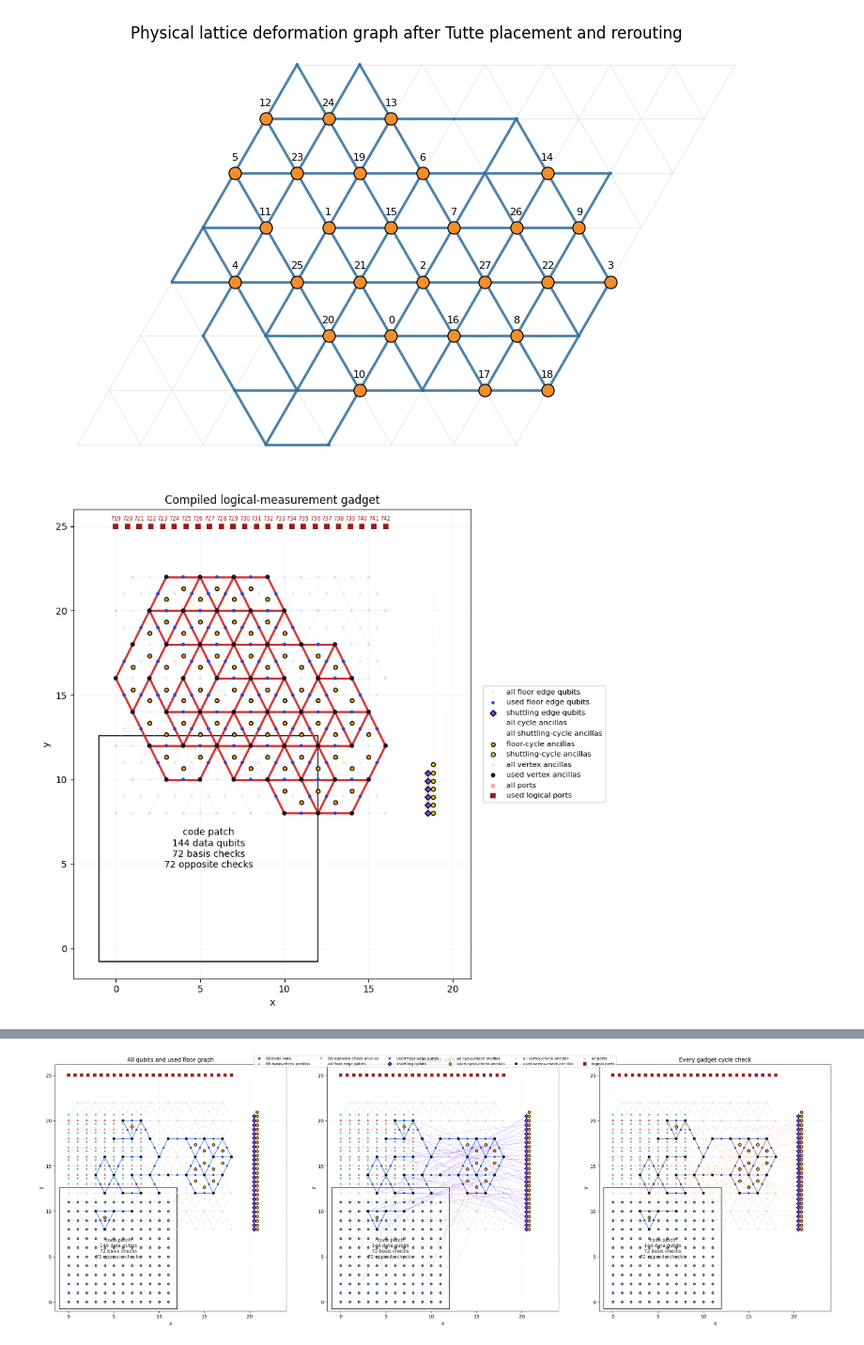
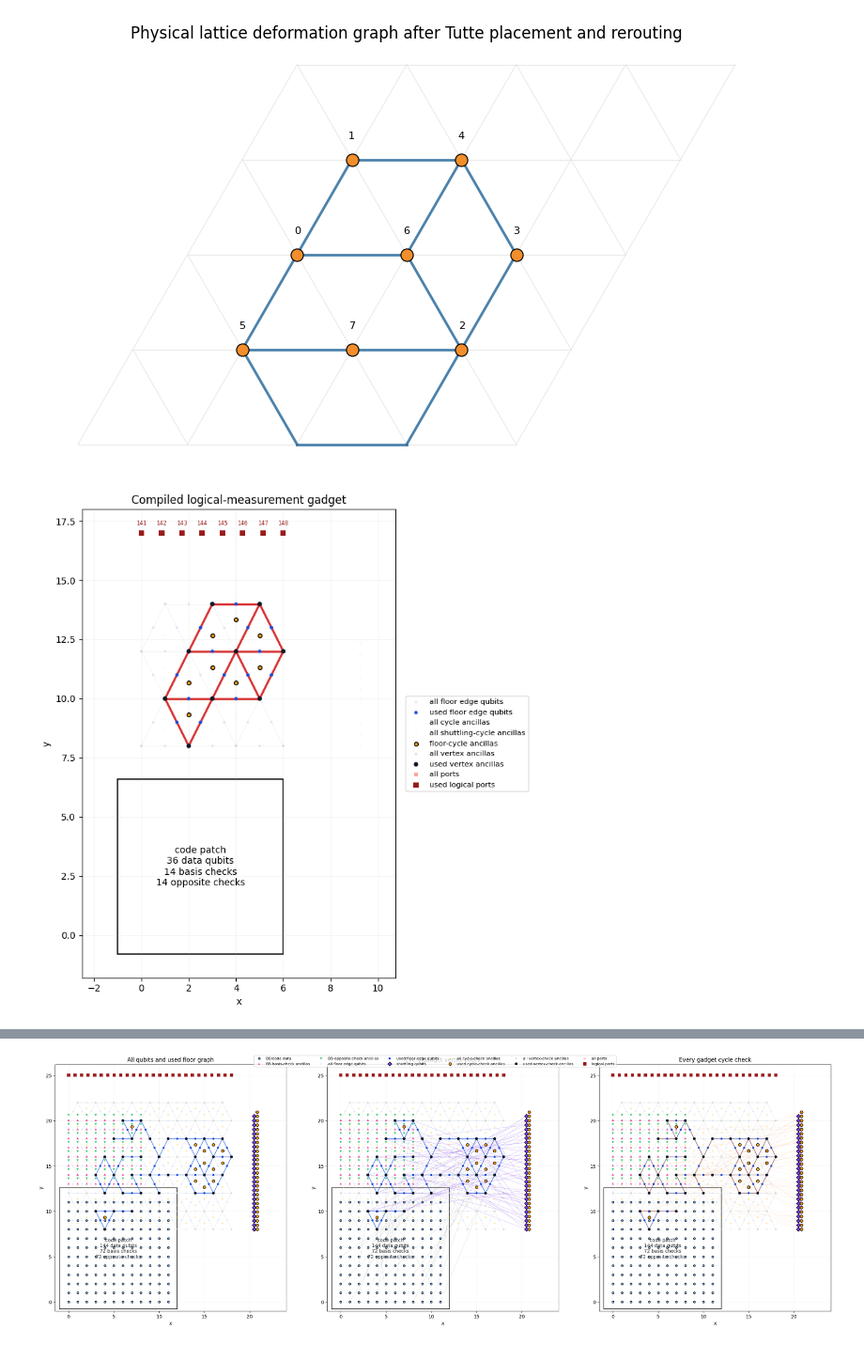
Before and after one commit to jeanettejennifer/Ravioli-project, a Jupyter notebook: stim_circuit2.ipynb, the cells around one changed output, grey strips where cells are left out. Shown at 94% size. Drawn from its saved outputs; the diff is of its cells as text; code cells hidden in the pictures.

```diff
--- a/stim_circuit2.ipynb
+++ b/stim_circuit2.ipynb
@@ -29,7 +121,7 @@ def BB144Code():
 # %%
-BB_code = BB144Code()
+BB_code = BB36Code()
 for i, logical in enumerate(BB_code.get_logical_ops(Pauli.Z)):
     print("Logical", i, "weight", np.sum(np.array(logical)))
-def_res = deform_code_for_logical(BB_code.matrix, Pauli.Z, BB_code.get_logical_ops(Pauli.Z)[8])
-def_res = deform_logical_to_tri_lattice(def_res, plot=True, shuttling_threshold=)
+def_res = deform_code_for_logical(BB_code.matrix, Pauli.Z, BB_code.get_logical_ops(Pauli.Z)[3])
+def_res = deform_logical_to_tri_lattice(def_res, plot=True, shuttling_threshold=30)
 # %% [output]
@@ -48,3 +136,3 @@ Logical 11 weight 26
-[figure, old version]
+[figure, new version]
-[figure, old version]
+[figure, new version]
 # %%
```
Also changed, not shown: parts of 3 cells of this notebook, 4 other files.
